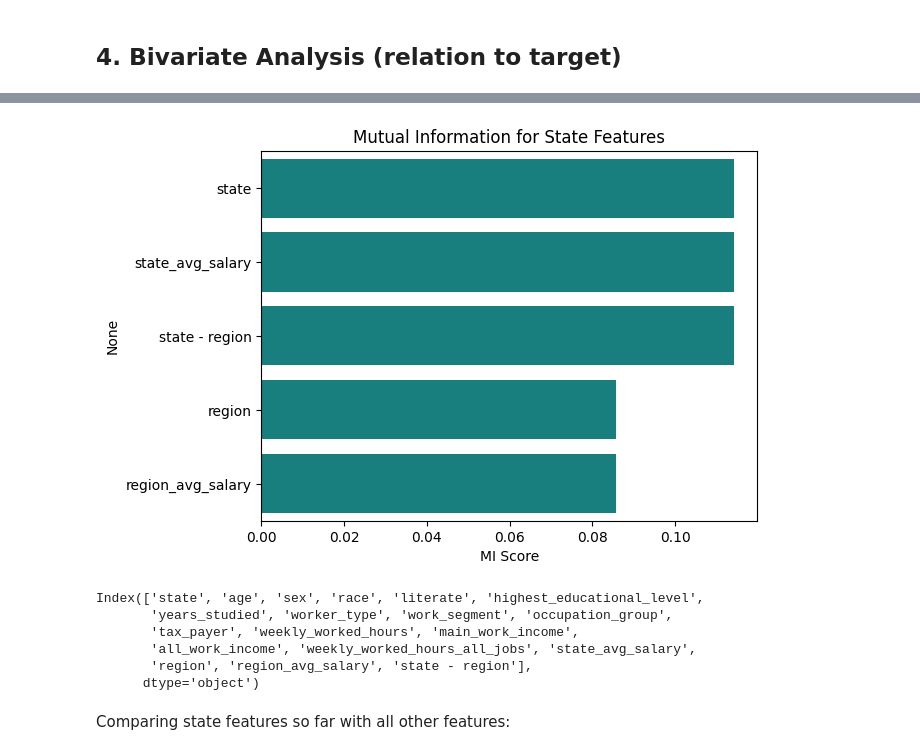
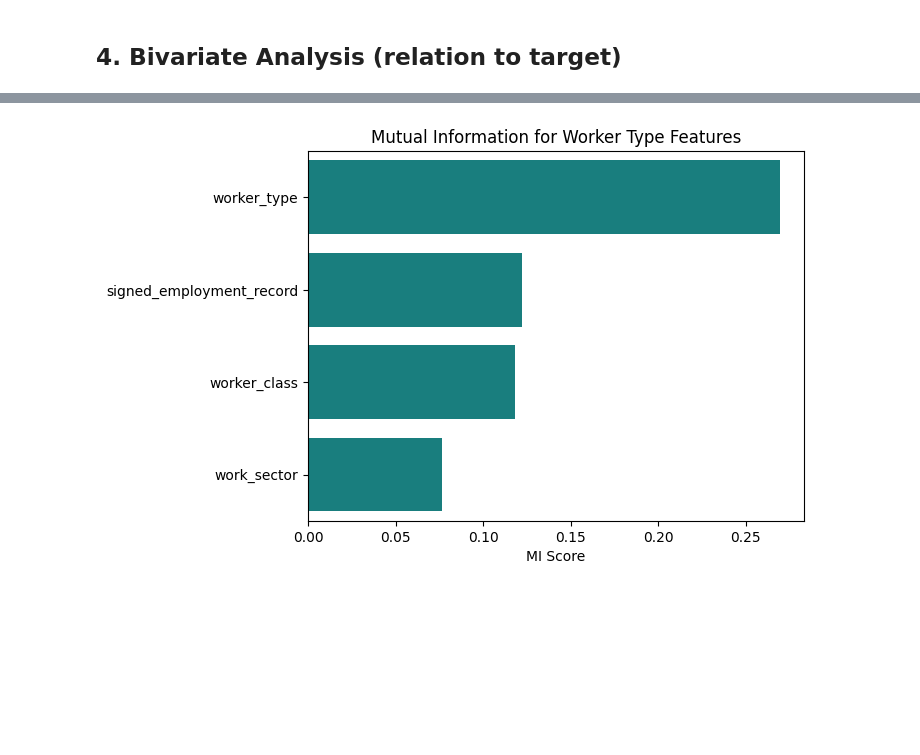
Before and after one commit to viniciussuares/IncomePrediction, a Jupyter notebook: notebooks/eda.ipynb, the cells around one changed output, grey strips where cells are left out. Drawn from its saved outputs; the diff is of its cells as text; code cells hidden in the pictures; blank space fills up the shorter version.

Commit message:
Feature engineering for worker_type

```diff
--- a/notebooks/eda.ipynb
+++ b/notebooks/eda.ipynb
@@ -238,4 +219,0 @@ False
-# %%
-# Creating new features related to geography
-df['state_avg_salary'] = df['state'].map(avg_income_state)
-df['region'] = df['state'].map(utils.return_region)
@@ -260,8 +219,0 @@ False
-# %%
-# Factorizing State and Region
-df['region_avg_salary'] = df['region'].map(avg_income_region)
-df['state'] = utils.factorize_column(avg_income_state, df['state_avg_salary'])
-df['region'] = utils.factorize_column(avg_income_region, df['region_avg_salary'])
-
-# Adding New Feature
-df['state - region'] = df['state_avg_salary'] - df['region_avg_salary']
@@ -285,29 +284,24 @@ df[state_features]
+# %%
+df['work_sector'] = df['worker_type'].apply(lambda x: 1 if x in [1, 2, 8, 9] else (2 if x in [3, 4] else 3)) # 1 - private, 2 - domestic, 3 - public
+df['signed_employment_record'] = df['worker_type'].apply(lambda x: 1 if x in [1, 3, 5] else 0) # 1 - yes, 0 - no
+df['worker_class'] = df['worker_type'].apply(lambda x: 1 if x in range(1,7) else (2 if x == 7 else 3)) # 1 - regular employee, 2 - military/statuary, 3 - entrepreneur
 # %%
-# Checking mi for state features
-# Getting mutual information for each feature
+# Checking new MIs and boxplots:
+worker_type_features = ['worker_type', 'work_sector', 'signed_employment_record', 'worker_class']
+
+# Obtaining MI scores
 mi = utils.mutual_information(
-    X=df[state_features],
-    y=df['all_work_income'],
+    X = df[worker_type_features],
+    y = df['all_work_income'],
     discrete_features = True
 )
 
-# Plotting
+# Plotting MI scores
 utils.show_barplot(
     cat = mi.index,
     values = mi,
-    title = 'Mutual Information for State Features',
+    title = 'Mutual Information for Worker Type Features',
     x_label = 'MI Score'
 )
 # %% [output]
-[figure, old version]
+[figure, new version]
-# %%
-df.columns
-# %% [output]
-Index(['state', 'age', 'sex', 'race', 'literate', 'highest_educational_level',
-       'years_studied', 'worker_type', 'work_segment', 'occupation_group',
-       'tax_payer', 'weekly_worked_hours', 'main_work_income',
-       'all_work_income', 'weekly_worked_hours_all_jobs', 'state_avg_salary',
-       'region', 'region_avg_salary', 'state - region'],
-      dtype='object')
-# %% [markdown]
-Comparing state features so far with all other features:
```
Also changed, not shown: parts of 20 cells of this notebook, 1 other file.
